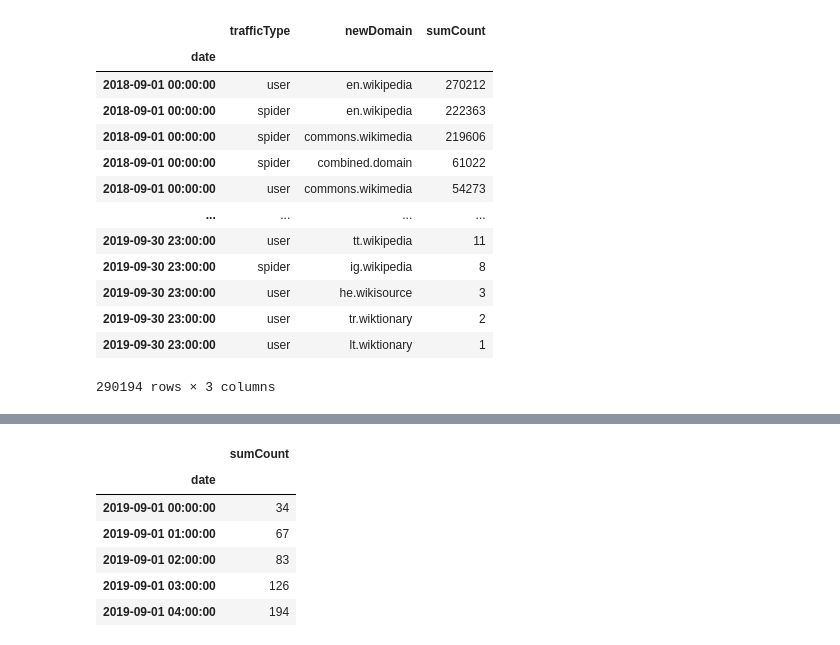
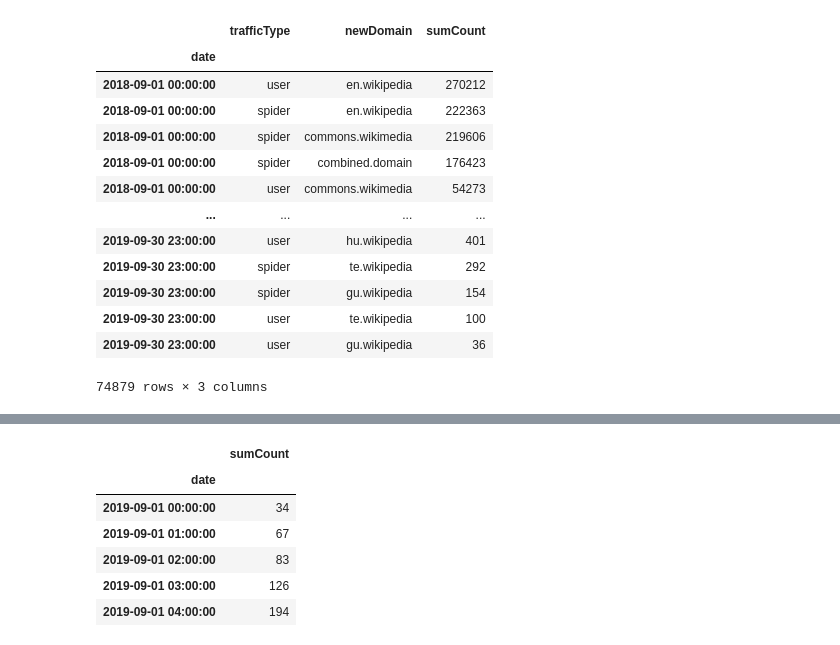
Before and after one commit to charelF/LSDEW4, a Jupyter notebook: exploration/charel/charel_attack_exploration2.ipynb, the cells around one changed output, grey strips where cells are left out. Cells and saved outputs as stored; diff of their text form; code cells hidden in the pictures.

```diff
--- a/exploration/charel/charel_attack_exploration2.ipynb
+++ b/exploration/charel/charel_attack_exploration2.ipynb
@@ -8,36 +10,36 @@ warnings.filterwarnings('ignore')
 # %%
 df = pd.read_parquet("../../data/small/A1.parquet")
 df["date"] = pd.to_datetime(df.loc[:, ["year", "month", "day", "hour"]])
 df.drop(columns=["year", "month", "day", "hour"], inplace=True)
 df.set_index("date", inplace=True)
 df
 
-topn = 100
+topn = 25
 df_topn = df[["sumCount", "domain"]].groupby("domain").sum("sumCount").sort_values("sumCount", ascending=False)[0:topn]
 df_treshold = df.domain.isin(df_topn.index).to_frame().rename(columns={"domain": "sumCount"})
 df.loc[df_treshold["sumCount"], "newDomain"] = df[df_treshold["sumCount"]].domain
 df.loc[~df_treshold["sumCount"], "newDomain"] = "combined.domain"
 
 df.drop(columns=["domain"], inplace=True)
 
 df = df.groupby([df.index, "trafficType", "newDomain"]).sum("sumCount")
 df.reset_index(inplace=True)
 df.sort_values(["date", "sumCount"], ascending=[True, False], inplace=True)
 df = df.set_index("date")
 df
 # %% [output]
 |  | trafficType | newDomain | sumCount |
 | date |  |  |  |
 | 2018-09-01 00:00:00 | user | en.wikipedia | 270212 |
 | 2018-09-01 00:00:00 | spider | en.wikipedia | 222363 |
 | 2018-09-01 00:00:00 | spider | commons.wikimedia | 219606 |
-| 2018-09-01 00:00:00 | spider | combined.domain | 61022 |
+| 2018-09-01 00:00:00 | spider | combined.domain | 176423 |
 | 2018-09-01 00:00:00 | user | commons.wikimedia | 54273 |
 | ... | ... | ... | ... |
-| 2019-09-30 23:00:00 | user | tt.wikipedia | 11 |
-| 2019-09-30 23:00:00 | spider | ig.wikipedia | 8 |
-| 2019-09-30 23:00:00 | user | he.wikisource | 3 |
-| 2019-09-30 23:00:00 | user | tr.wiktionary | 2 |
-| 2019-09-30 23:00:00 | user | lt.wiktionary | 1 |
+| 2019-09-30 23:00:00 | user | hu.wikipedia | 401 |
+| 2019-09-30 23:00:00 | spider | te.wikipedia | 292 |
+| 2019-09-30 23:00:00 | spider | gu.wikipedia | 154 |
+| 2019-09-30 23:00:00 | user | te.wikipedia | 100 |
+| 2019-09-30 23:00:00 | user | gu.wikipedia | 36 |
-290194 rows × 3 columns
+74879 rows × 3 columns
 # %%
```
Also changed, not shown: parts of 2 cells of this notebook, 2 other files.
